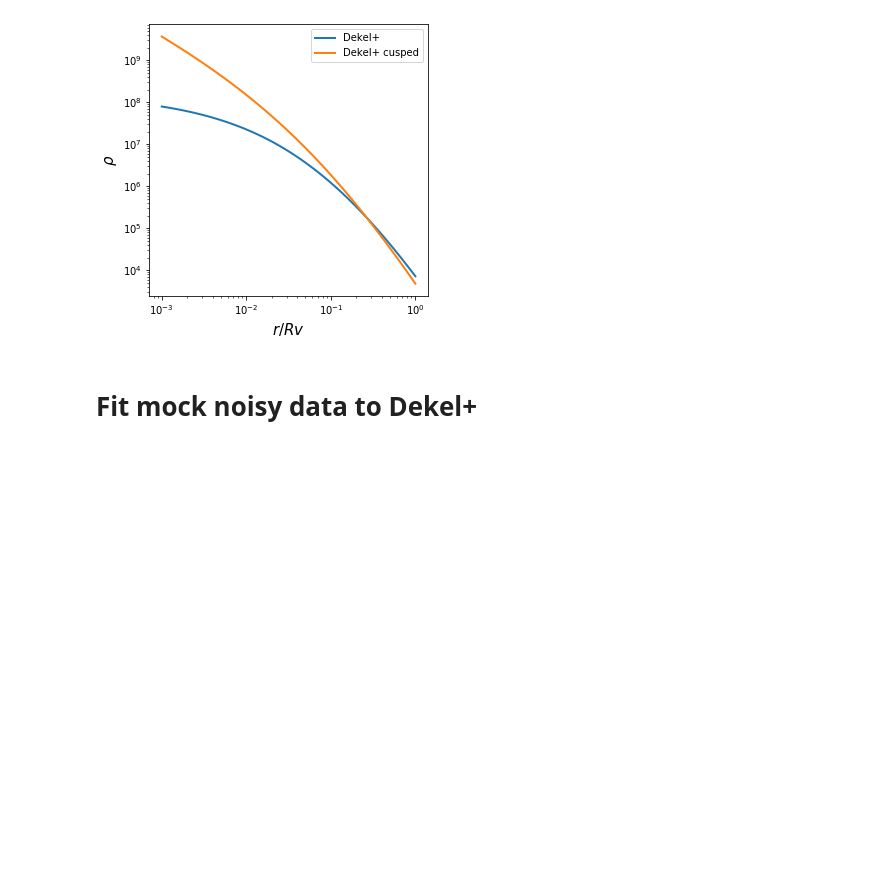
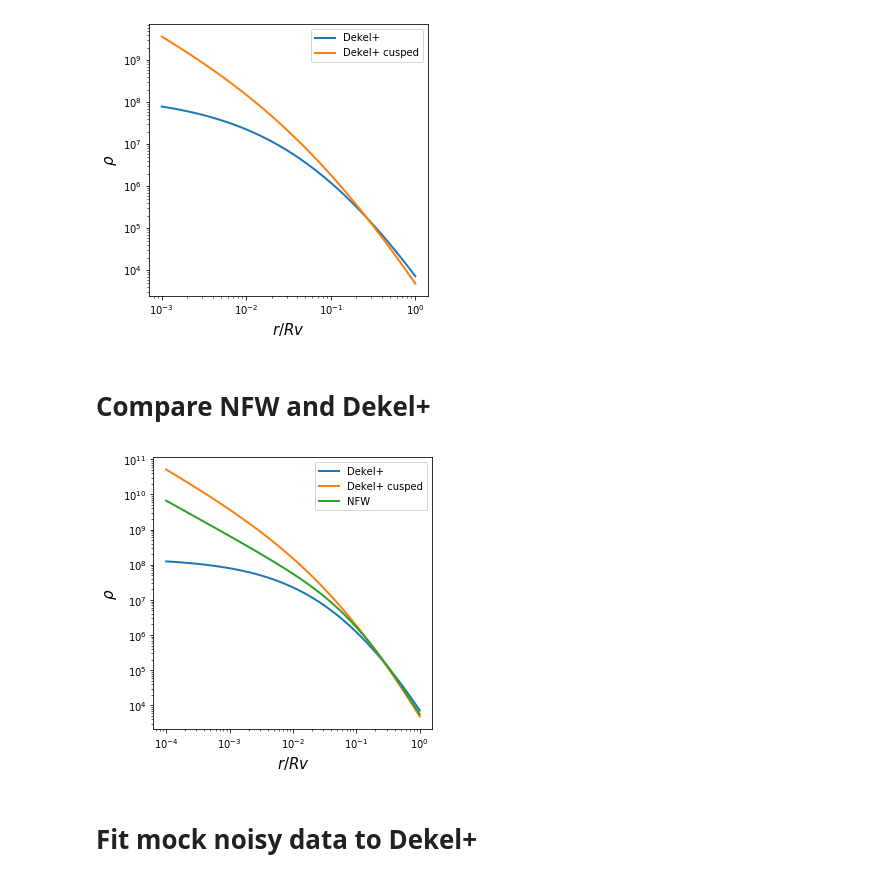
Before and after one commit to omrygin/profiles, a Jupyter notebook: profile_example_v2.ipynb, the cells around one changed output. Drawn from its saved outputs; the diff is of its cells as text; code cells hidden in the pictures; blank space fills up the shorter version.

Commit message:
changed getModelParams to canonicalToModelParams
changed getModelParams to canonicalToModelParams.
Updated example notebook to compare between NFW and Dekel+

```diff
--- a/profile_example_v2.ipynb
+++ b/profile_example_v2.ipynb
@@ -23,6 +24,32 @@ fig,ax = myDekel.plot(r_min=0.001*Rv,linewidth=2)
 myDekel_cusped.plot(r_min=0.001*Rv,ax=ax,linewidth=2)
 # %% [output]
 [figure]
+# %% [markdown]
+# Compare NFW and Dekel+
+# %%
+Rv = 200 #kpc
+c = 10
+Mv = 10**12 #Msun
+
+#Cored Dekel+
+a = 0.0 #Cored
+rho,rs,a = Dekel.canonicalToModelParams(Mv,Rv,c,a)
+myDekel = Dekel(trunc_r=Rv,rho=rho,rs=rs,a=a,name='Dekel+')
+
+#Cusped Dekel+
+a = 1.0 #Cusped
+rho,rs,a = Dekel.canonicalToModelParams(Mv,Rv,c,a)
+myDekel_cusped = Dekel(trunc_r=Rv,rho=rho,rs=rs,a=a,name='Dekel+ cusped')
+
+#NFW
+rho,rs = NFW.canonicalToModelParams(Mv,Rv,c)
+myNFW = NFW(trunc_r=Rv,rho=rho,rs=rs,name='NFW')
+
+fig,ax = myDekel.plot(r_min = 0.0001*Rv,linewidth=2)
+myDekel_cusped.plot(r_min=0.0001*Rv,ax=ax,linewidth=2)
+myNFW.plot(r_min=0.0001*Rv,ax=ax,linewidth=2)
+# %% [output]
+[figure, added]
 # %% [markdown]
 # Fit mock noisy data to Dekel+
 # %%
```
Also changed, not shown: parts of 2 cells of this notebook, 2 other files.
